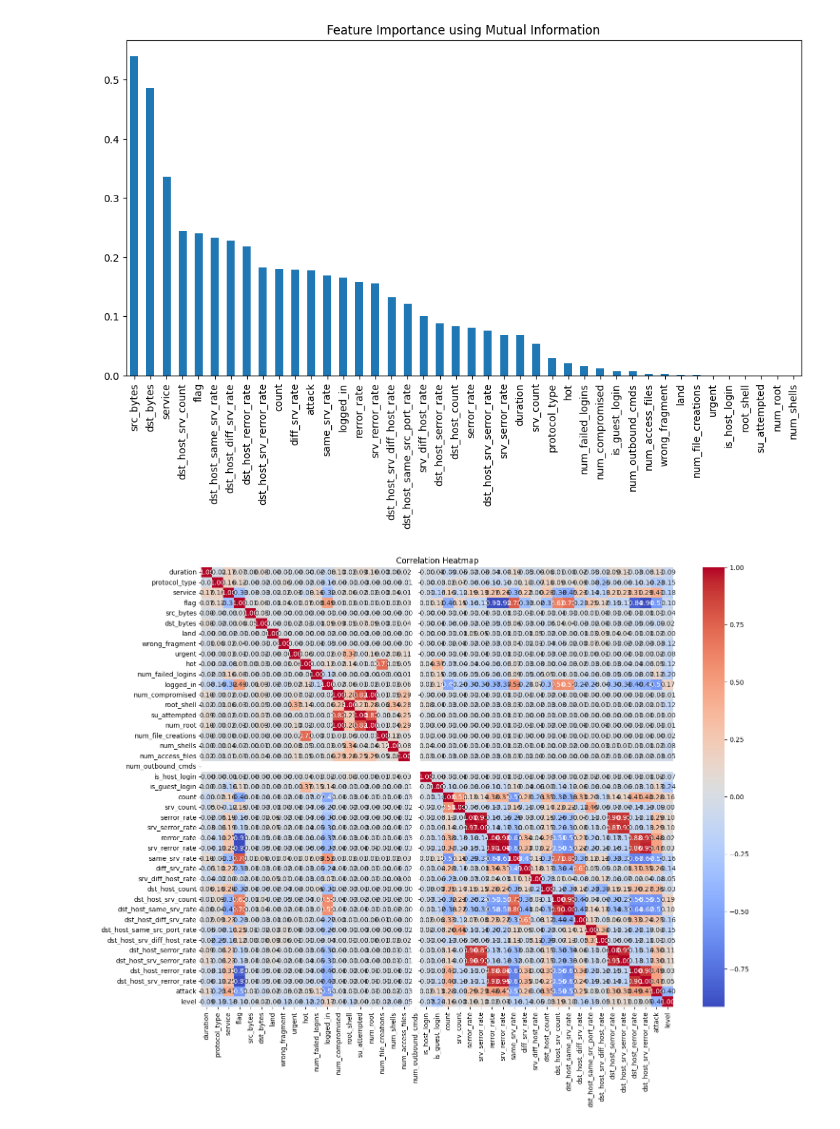
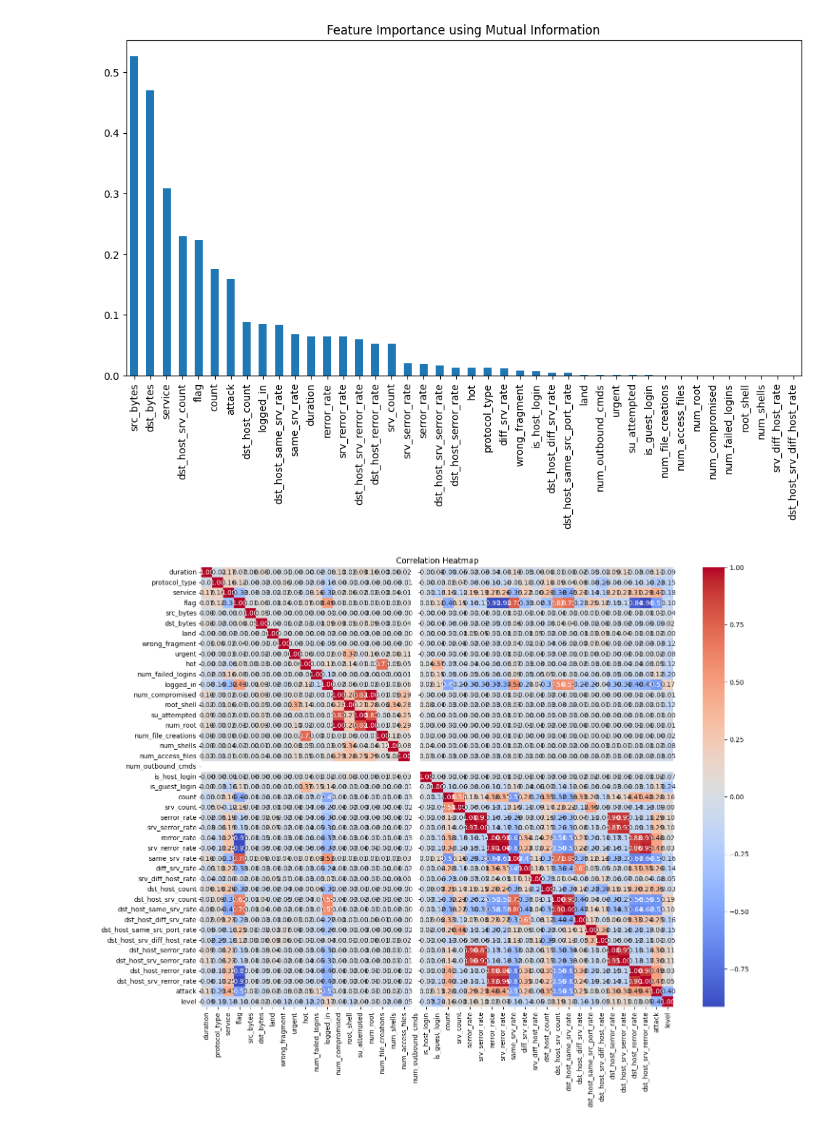
Before and after one commit to srijan-lamichhane/IntrusionDetection_ML, a Jupyter notebook: KNN/KNN.ipynb, the cells around one changed output. Drawn from its saved outputs; the diff is of its cells as text; code cells hidden in the pictures.

Commit message:
feat: add noise injection to feature data

```diff
--- a/KNN/KNN.ipynb
+++ b/KNN/KNN.ipynb
@@ -12,7 +12,7 @@ from sklearn.feature_selection import mutual_info_classif
 # %%
 # Load the data
 try:
-    data = pd.read_csv('dataset/KDDTest.txt', header=None)
+    data = pd.read_csv('KDDTest.txt', header=None)
 except FileNotFoundError:
     print("File not found. Please check the file path and try again.")
     exit(1)
@@ -47,5 +47,9 @@ data['attack'] = data['attack'].apply(lambda x: 0 if x == 'normal' else 1)
 # Split features and target
 X = data.drop(['attack'], axis=1)
 y = data['attack']
+# %%
+# Add noise to the features
+noise = np.random.normal(0, 0.5, X.shape)  # Add Gaussian noise with higher standard deviation
+X_noisy = X + noise
 # %%
 # Split the data into training and testing sets
@@ -156,12 +159,12 @@ plt.show()
 # %%
 # Feature Importance using Mutual Information
-mutual_info = mutual_info_classif(X, y)
+mutual_info = mutual_info_classif(X_noisy, y)
 mutual_info_series = pd.Series(mutual_info, index=columns[:-1])
 mutual_info_series.sort_values(ascending=False).plot.bar(figsize=(12, 6))
 plt.title('Feature Importance using Mutual Information')
 plt.show()
 # %% [output]
-[figure, old version]
+[figure, new version]
 # %%
 # Correlation Heatmap
 plt.figure(figsize=(16, 12))
```
Also changed, not shown: parts of 6 cells of this notebook.
